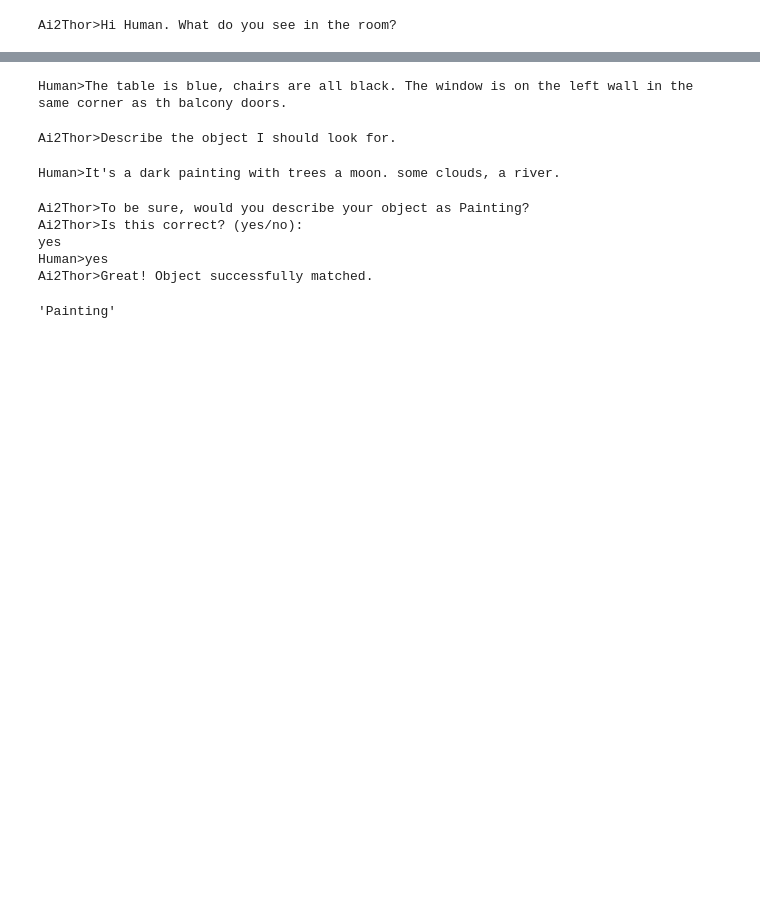
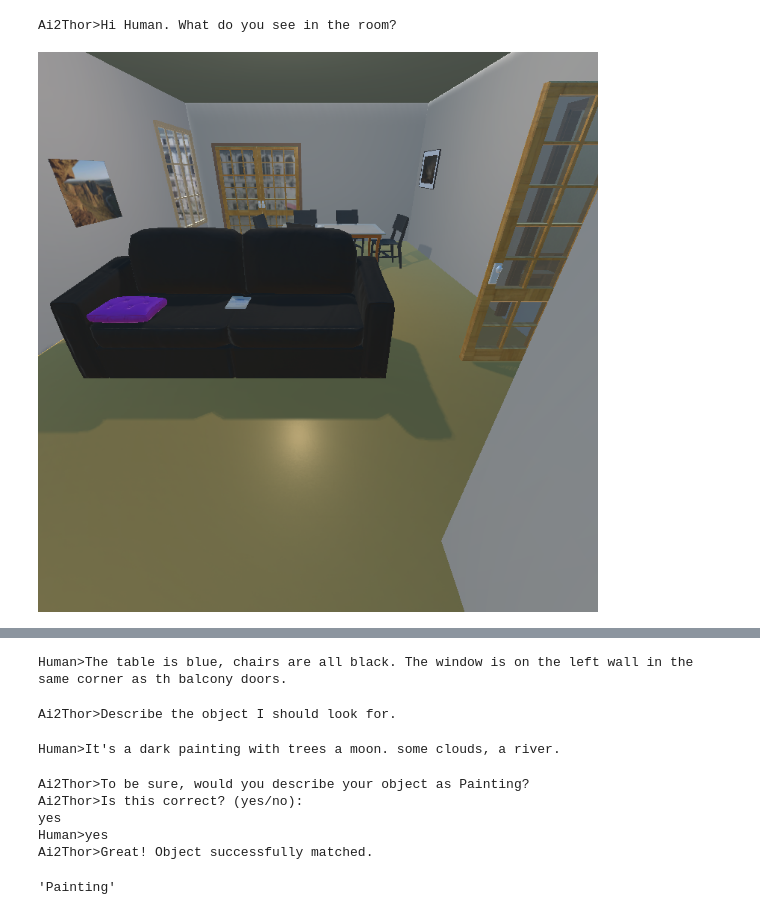
Before and after one commit to matercomus/ma-communicative-robots-G1, a Jupyter notebook: our_stuff/PROTOTYPE.ipynb, the cells around one changed output, grey strips where cells are left out. Drawn from its saved outputs; the diff is of its cells as text; code cells hidden in the pictures; blank space fills up the shorter version.

```diff
--- a/our_stuff/PROTOTYPE.ipynb
+++ b/our_stuff/PROTOTYPE.ipynb
@@ -499,8 +707,10 @@ Ai2Thor>Hi Human. What do you see in the room?
 # %%
 # grab img of an item to look for
 
 # example: look for a tv in a room
-# event = controller.step(action="Teleport", position={'x': 2.75, 'y': 0.9009997844696045, 'z': 1.0}  with rotation 209)
-# Image.fromarray(event.frame)
+event = controller.step(action="Teleport", position={'x': 2.75, 'y': 0.9009997844696045, 'z': 1.0})
+Image.fromarray(event.frame)
+# %% [output]
+[figure, added]
 # %%
 human_room_description = (
```
Also changed, not shown: parts of 45 cells of this notebook.
